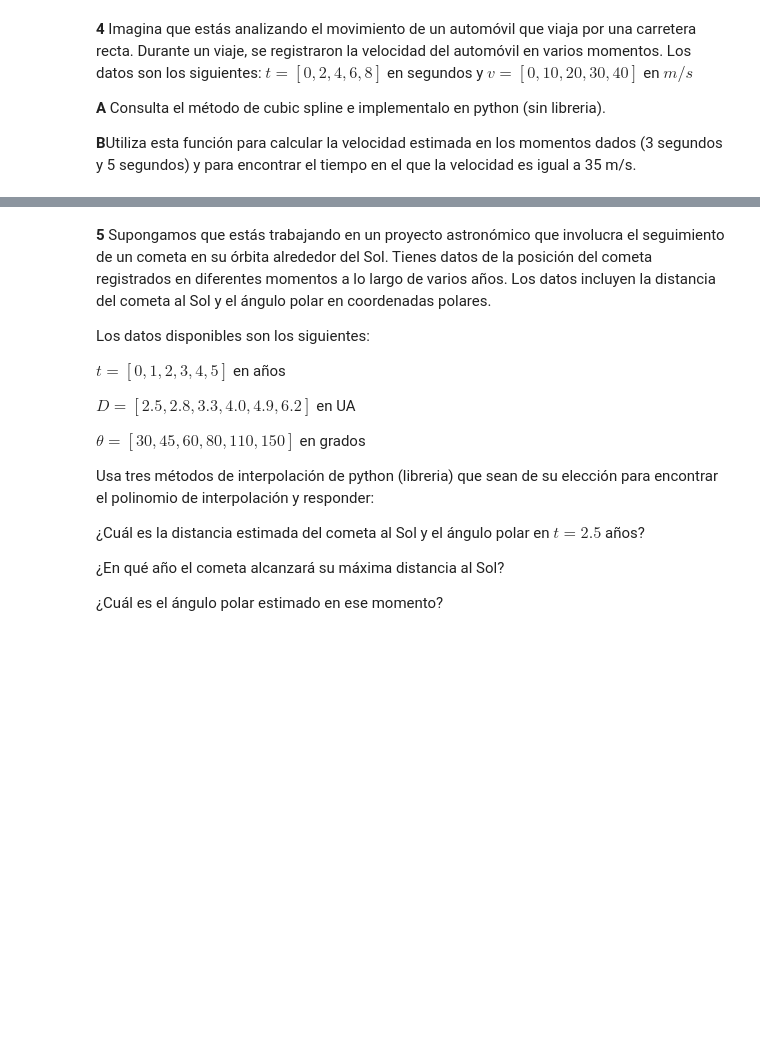
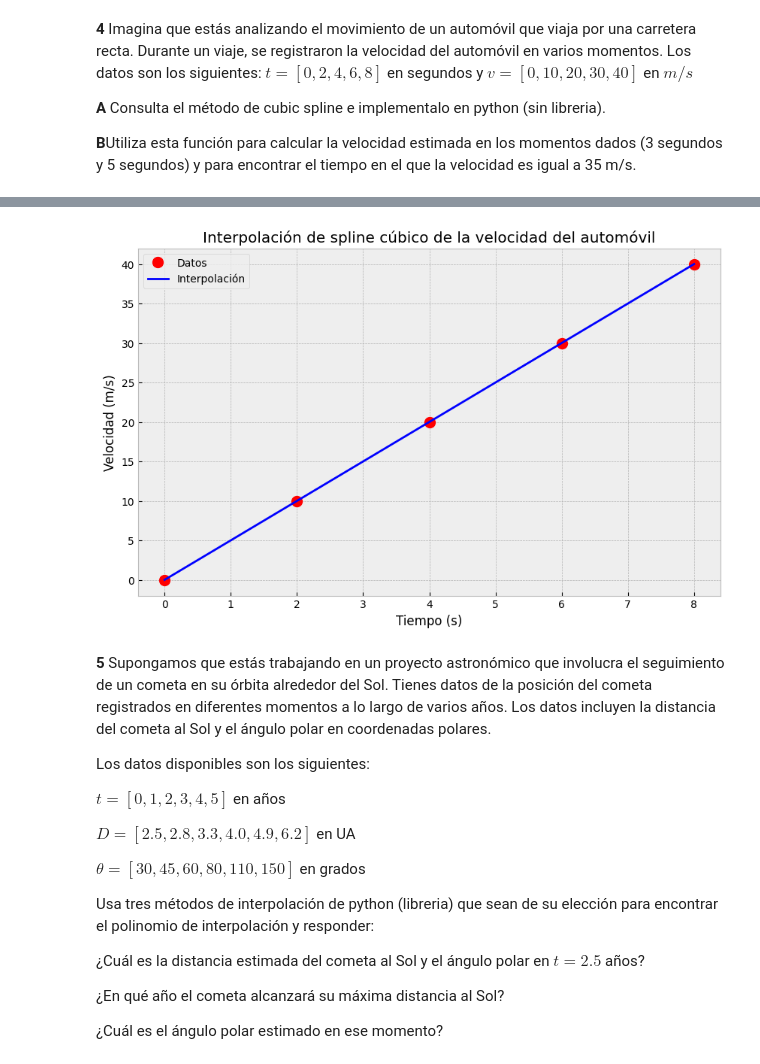
Before and after one commit to estivengrx/computational_methods_physics_astronomy, a Jupyter notebook: Workshops/Taller_03_EstivenCastrillon.ipynb, the cells around one changed output, grey strips where cells are left out. Drawn from its saved outputs; the diff is of its cells as text; code cells hidden in the pictures; blank space fills up the shorter version.

```diff
--- a/Workshops/Taller_03_EstivenCastrillon.ipynb
+++ b/Workshops/Taller_03_EstivenCastrillon.ipynb
@@ -122,20 +112,3 @@ Interpolación con Horner para el tiempo 7 horas: 28.64 grados Celsius
 **A** Consulta el método de cubic spline e implementalo en python (sin libreria).
 
 **B**Utiliza esta función para calcular la velocidad estimada en los momentos dados (3 segundos y 5 segundos) y para encontrar el tiempo en el que la velocidad es igual a 35 m/s.
-# %%
-t = [0, 2, 4, 6, 8]
-v = [0, 10, 20, 30, 40]
-
-def cubic_spline(t, v, t_eval):
-    n = len(t)  # Obtenemos el número de puntos
-    for i in range(n - 1):  # Recorremos cada intervalo
-        if t[i] <= t_eval <= t[i + 1]:  # Si el punto de evaluación está en el intervalo
-            h = t[i + 1] - t[i]  # Calculamos la longitud del intervalo
-            a = v[i]  # Coeficiente a
-            b = (v[i + 1] - v[i]) / h  # Coeficiente b
-            c = (3 * (v[i + 1] - v[i]) / h ** 2) - (2 * v[i] / h) - (v[i + 1] / h)  # Coeficiente c
-            d = (2 * (v[i] - v[i + 1]) / h ** 3) + (v[i] / h ** 2) + (v[i + 1] / h ** 2)  # Coeficiente d
-            return a + b * (t_eval - t[i]) + c * (t_eval - t[i]) ** 2 + d * (t_eval - t[i]) ** 3  # Devolvemos el valor del polinomio en el punto de evaluación
-
-print(f'Interpolación con spline cúbico para el tiempo 3: {cubic_spline(t, v, 3)} m/s')
-print(f'Interpolación con spline cúbico para el tiempo 5: {cubic_spline(t, v, 1)} m/s')
@@ -150,3 +202,22 @@ plt.plot(t, v)
+# %%
+# Gráfico de la interpolación
+plt.figure(figsize=(10, 6))
+
+plt.plot(t, v, 'ro', markersize=10, label='Datos')
+
+# Interpolación con spline cúbico
+t_nuevo = np.linspace(0, 8, 100)
+v_nuevo = [cubic_spline(t, v, i) for i in t_nuevo]
+plt.plot(t_nuevo, v_nuevo, 'b-', linewidth=2, label='Interpolación')
+
+plt.title('Interpolación de spline cúbico de la velocidad del automóvil')
+plt.xlabel('Tiempo (s)')
+plt.ylabel('Velocidad (m/s)')
+plt.legend()
+plt.grid(True)
+plt.show()
+# %% [output]
+[figure, added]
 # %% [markdown]
 **5** Supongamos que estás trabajando en un proyecto astronómico que involucra el seguimiento de un cometa en su órbita alrededor del Sol. Tienes datos de la posición del cometa registrados en diferentes momentos a lo largo de varios años. Los datos incluyen la distancia del cometa al Sol y el ángulo polar en coordenadas polares.
 
```
Also changed, not shown: parts of 8 cells of this notebook.
